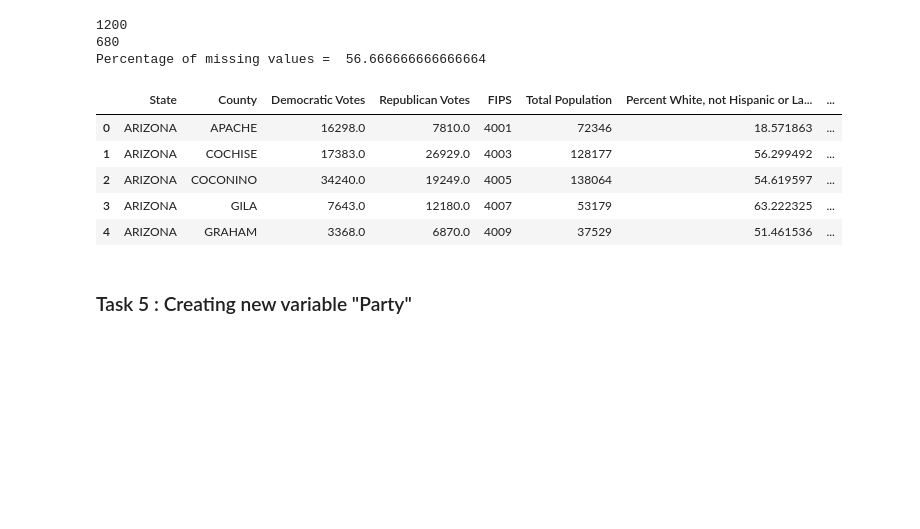
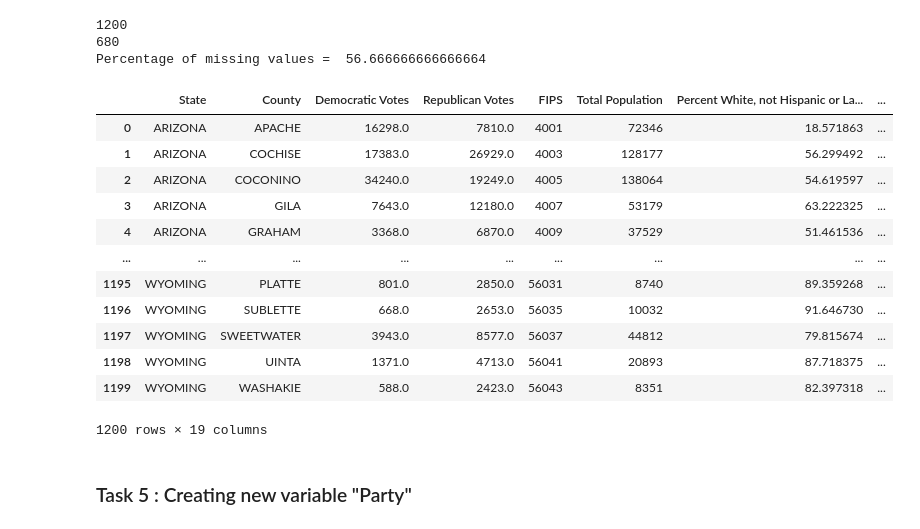
Before and after one commit to samujjwaal/US-Election-Data-Exploration, a Jupyter notebook: Project-1-CS-418.ipynb, the cells around one changed output. Saved outputs shown, nothing was run; the diff lists cells and outputs as text; code cells hidden in the pictures; blank space fills up the shorter version.

```diff
--- a/Project-1-CS-418.ipynb
+++ b/Project-1-CS-418.ipynb
@@ -214,14 +214,21 @@ Percentage of missing values =  56.666666666666664
 # %%
 #Removing the column 'Citizen Voting-Age Population' from the dataset
 merged_data = merged_data.drop(['Citizen Voting-Age Population'],axis=1)
-merged_data.head()
+merged_data
 # %% [output]
 |  | State | County | Democratic Votes | Republican Votes | FIPS | Total Population | Percent White, not Hispanic or La... | ... |
 | 0 | ARIZONA | APACHE | 16298.0 | 7810.0 | 4001 | 72346 | 18.571863 | ... |
 | 1 | ARIZONA | COCHISE | 17383.0 | 26929.0 | 4003 | 128177 | 56.299492 | ... |
 | 2 | ARIZONA | COCONINO | 34240.0 | 19249.0 | 4005 | 138064 | 54.619597 | ... |
 | 3 | ARIZONA | GILA | 7643.0 | 12180.0 | 4007 | 53179 | 63.222325 | ... |
 | 4 | ARIZONA | GRAHAM | 3368.0 | 6870.0 | 4009 | 37529 | 51.461536 | ... |
+| ... | ... | ... | ... | ... | ... | ... | ... | ... |
+| 1195 | WYOMING | PLATTE | 801.0 | 2850.0 | 56031 | 8740 | 89.359268 | ... |
+| 1196 | WYOMING | SUBLETTE | 668.0 | 2653.0 | 56035 | 10032 | 91.646730 | ... |
+| 1197 | WYOMING | SWEETWATER | 3943.0 | 8577.0 | 56037 | 44812 | 79.815674 | ... |
+| 1198 | WYOMING | UINTA | 1371.0 | 4713.0 | 56041 | 20893 | 87.718375 | ... |
+| 1199 | WYOMING | WASHAKIE | 588.0 | 2423.0 | 56043 | 8351 | 82.397318 | ... |
+1200 rows × 19 columns
 # %% [markdown]
 ### Task 5 : Creating new variable "Party"
 # %%
```
